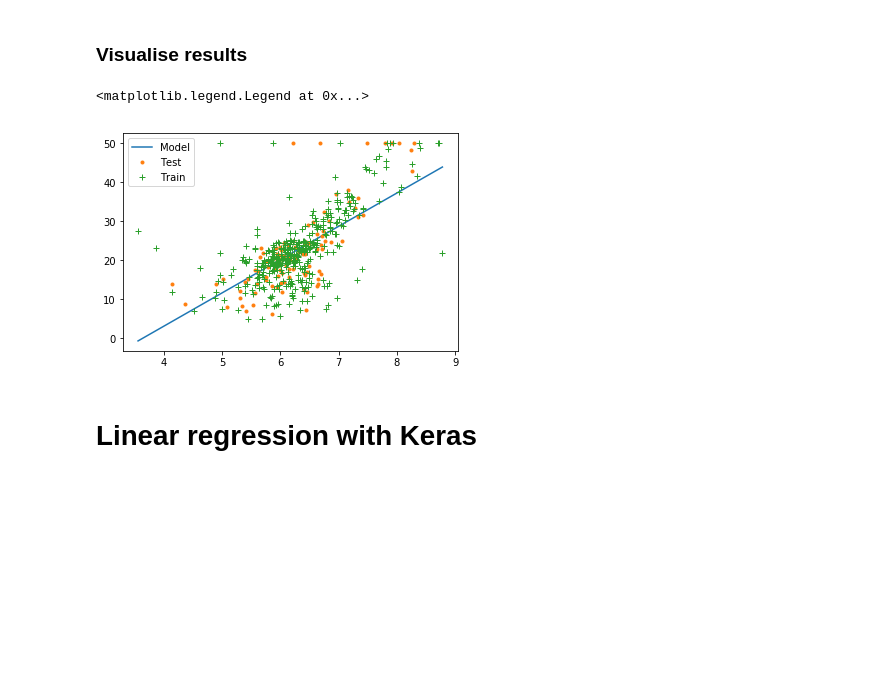
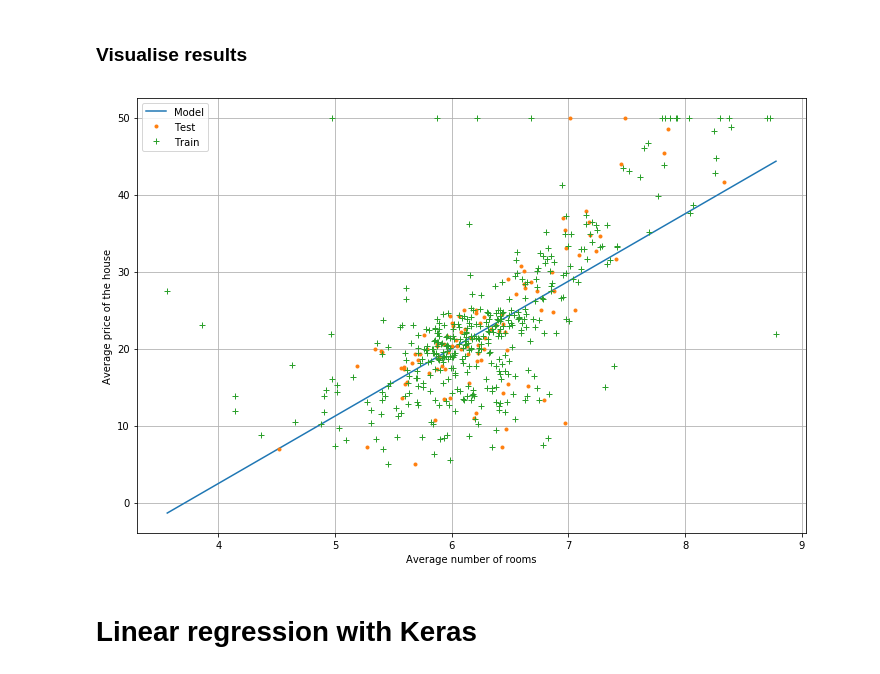
Before and after one commit to futurice/ml-crash-course, a Jupyter notebook: exercises/01_Boston_house_prediction_with_NN.ipynb, the cells around one changed output. Drawn from its saved outputs; the diff is of its cells as text; code cells hidden in the pictures; blank space fills up the shorter version.

```diff
--- a/exercises/01_Boston_house_prediction_with_NN.ipynb
+++ b/exercises/01_Boston_house_prediction_with_NN.ipynb
@@ -91,14 +155,22 @@ Train error=42.336734 test error=49.376589
 ### Visualise results
 # %%
 pylab.figure()
+
+# Generate data to visualise model
 xs = np.linspace(X.min(), X.max(), 100)
+
+# Plot stuff
 pylab.plot(xs, clf.predict(xs.reshape(-1, 1)))
 pylab.plot(x_test, y_test, '.')
 pylab.plot(x_train, y_train, '+')
+
+# Configure figure axes etc
+pylab.xlabel('Average number of rooms')
+pylab.ylabel('Average price of the house')
 pylab.legend(['Model', 'Test', 'Train'])
+pylab.grid()
 # %% [output]
-<matplotlib.legend.Legend at 0x...>
-[figure, old version]
+[figure, new version]
 # %% [markdown]
 # Linear regression with Keras
 # %% [markdown]
```
Also changed, not shown: parts of 38 cells of this notebook.
